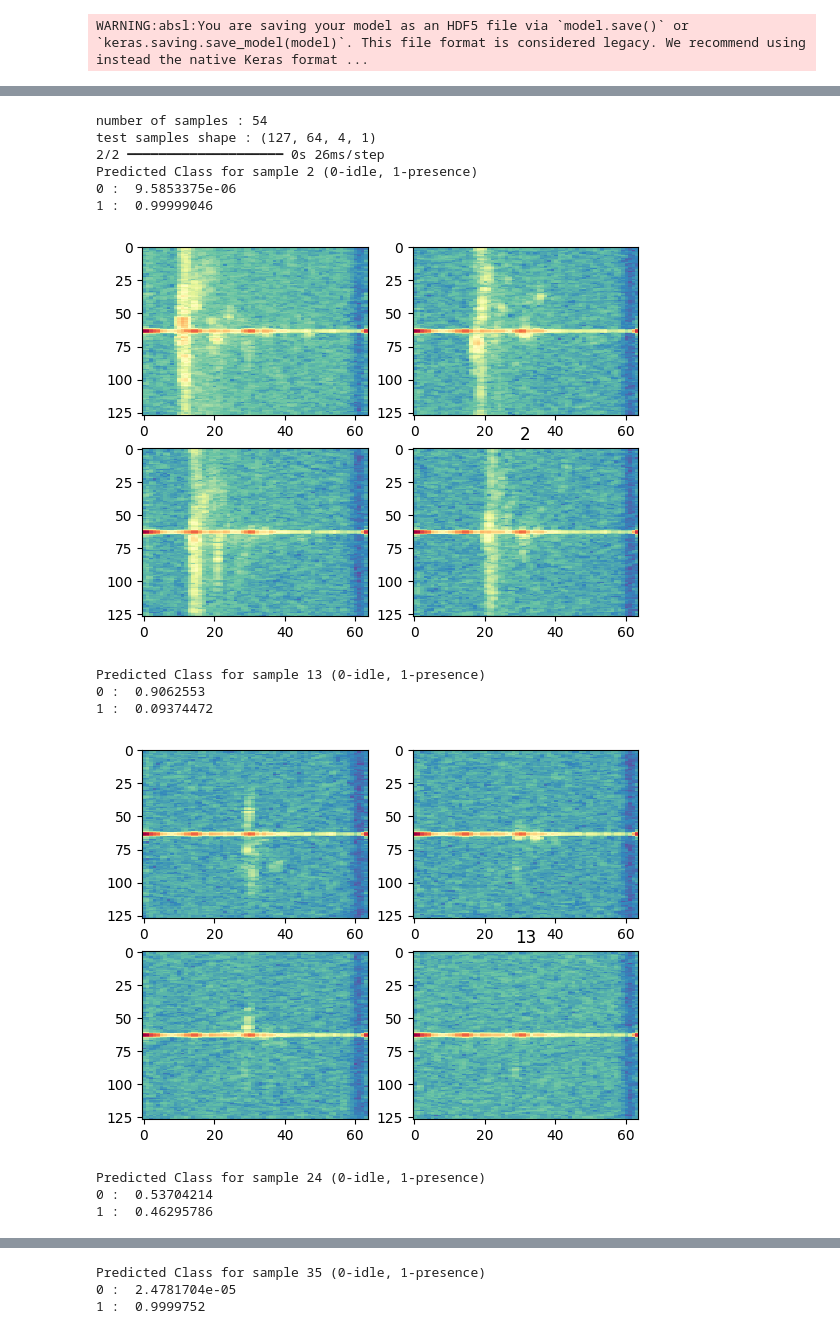
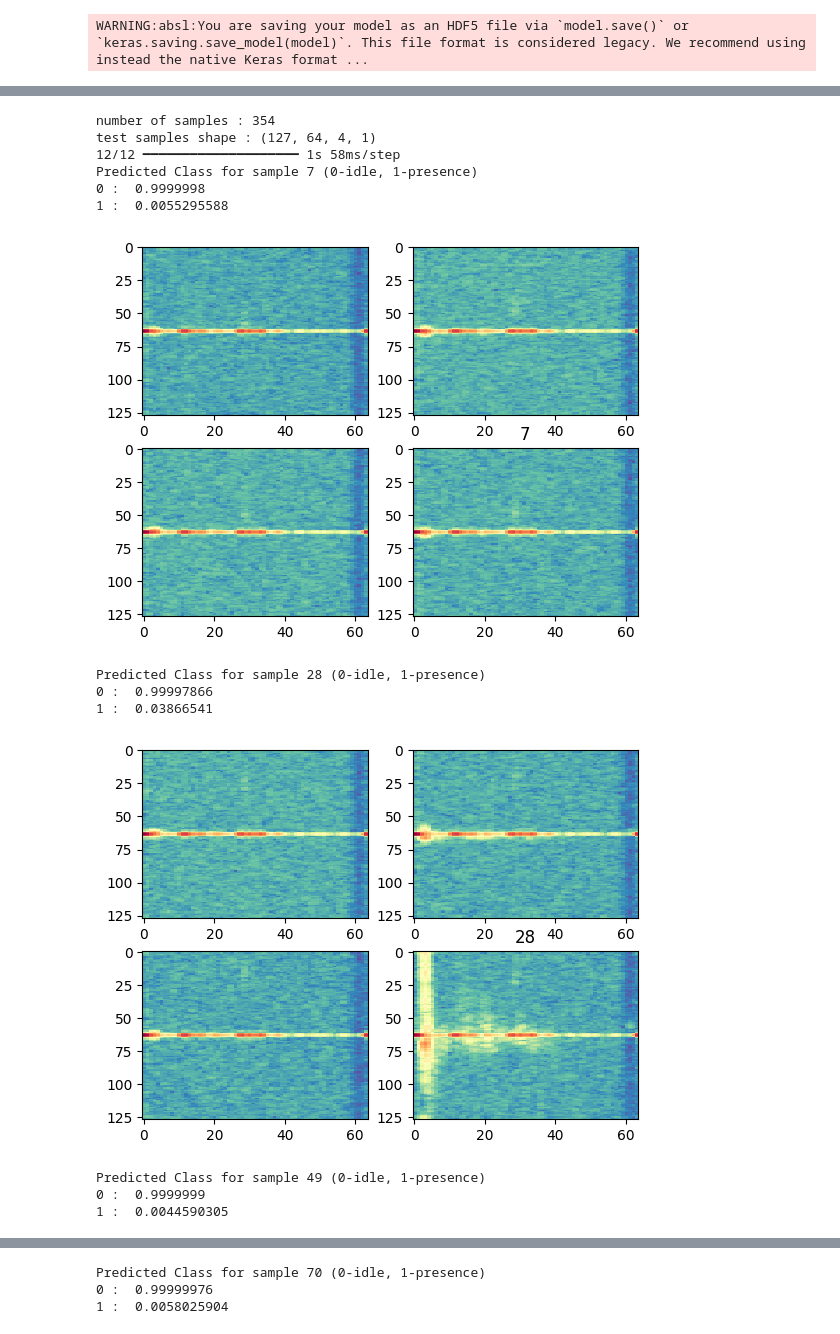
Before and after one commit to iman-clin/IWR6843AOP_EVM, a Jupyter notebook: Jupyter/Doppler_heatmap_multiclass_training_local.ipynb, the cells around one changed output, grey strips where cells are left out. Drawn from its saved outputs; the diff is of its cells as text; code cells hidden in the pictures.

```diff
--- a/Jupyter/Doppler_heatmap_multiclass_training_local.ipynb
+++ b/Jupyter/Doppler_heatmap_multiclass_training_local.ipynb
@@ -91,23 +91,26 @@ model = models.Sequential()
 # Convolution filters
 model.add(layers.Conv3D(filters=8, kernel_size=(3,3,3), kernel_initializer='random_normal', activation='relu', padding = 'same', input_shape=sample_shape, name = 'Conv3D_layer1'))
 model.add(layers.MaxPooling3D(pool_size=(2,2,1), name = 'Pooling_layer1'))
+model.add(Dropout(0.5))
 
 model.add(Conv3D(filters=8, kernel_size=(3,3,3), kernel_initializer='random_normal', activation='relu', padding = 'same', name = 'Conv3D_layer2'))
 model.add(MaxPooling3D(pool_size=(2,2,1), name = 'Pooling_layer2'))
+model.add(Dropout(0.5))
 
 model.add(Conv3D(filters=8, kernel_size=(3,3,3), kernel_initializer='random_normal', activation='relu', padding = 'same', name = 'Conv3D_layer3'))
 model.add(MaxPooling3D(pool_size=(2,2,1), name = 'Pooling_layer3'))
+model.add(Dropout(0.5))
 
 # Classifier
 model.add(Flatten())
 model.add(Dense(128, kernel_initializer='random_normal', activation='relu'))
-model.add(Dropout(0.4))
+model.add(Dropout(0.5))
 model.add(Dense(32, kernel_initializer='random_normal', activation='relu'))
-model.add(Dropout(0.6))
+model.add(Dropout(0.5))
 
 
 # Check Number of Classes Before Training
-model.add(Dense(2, activation='softmax'))
+model.add(Dense(2, activation='sigmoid'))
 
 # Display model
 model.layers
@@ -136,20 +139,20 @@ Model: "sequential"
  Non-trainable params: 0 (0.00 B)
 # %%
 # PatientEearly Stopping
-es = EarlyStopping(monitor='val_loss', mode='min', verbose=1, patience=10, restore_best_weights=True)
+es = EarlyStopping(monitor='val_loss', mode='min', verbose=1, patience=20, restore_best_weights=True)
 #mc = ModelCheckpoint('best_model.h5', monitor='val_accuracy', mode='max', verbose=1, save_best_only=True)
 # %%
 # Add training parameters to model
 model.compile(loss='sparse_categorical_crossentropy',
-             optimizer='Adam', #SGD, RMSProp, Adam, nadam
+             optimizer=keras.optimizers.Adam(learning_rate=0.001), #SGD, RMSProp, Adam, nadam
              loss_weights=0.1,
              metrics=['accuracy'])
 # %%
 # Train
 history = model.fit(x_train,
                    y_train,
-                   epochs=500,
-                   batch_size=256,
+                   epochs=250,
+                   batch_size=8,
                    validation_data=(x_val,y_val),
-                    callbacks = [es])
+                   callbacks = [es])
 # %% [output]
@@ -262,52 +275,54 @@ plt.show()
 # Prediction test with unclassified parameters
 
 # Load archive with the data to be predicted .npz
-test_npz = np.load(os.getcwd()+'\\all_targets_1613_5350_test_classes_60.npz')
+test_npz = np.load(os.getcwd()+'\\all_targets_1613_5351_test_classes_360.npz')
 test_in = test_npz['x_test']
 
 test_in_reshape = test_in.reshape(int(test_in.shape[0]/(NUMBER_ROWS)),                  # Resize with sample shape
                           NUMBER_ROWS,
                           NUMBER_COlUMNS,
                           DEPTH,
                           1)
 
 print('number of samples :',test_in_reshape.shape[0])
 print('test samples shape :',test_in_reshape.shape[1:])
 
-# Prediction on sample pack
+# Prediction on test sample pack
 label = model.predict(test_in_reshape)
 
+# Expected predictions on test 60 sample pack
+#expected = [1,1,1,1,1,1,1,1,1,1,1,1,1,1,0,0,0,0,0,0,1,1,1,1,1,1,1,1,1,1,1,1,1,1,1,1,1,0,0,0,0,0,0,0,0,0,0,0,0,0,0,0,0,0]
+
 # Loop throught the sample pack to display some of the predictions
-for i in range (2,test_in_reshape.shape[0],11):
+for i in range (7,test_in_reshape.shape[0],21):
     print("Predicted Class for sample",i,"(0-idle, 1-presence) \n0 : ",label[i][0],"\n1 : ",label[i][1])    # Print predicted class
     sample = test_in[127*i:127*(i+1),:,:].reshape(
                           NUMBER_ROWS,
                           NUMBER_COlUMNS,
                           DEPTH)
     fig, subs = plt.subplots(2,2)
     for x in range(0,4,1):
         f = sample[:,:,x]
         # read the csv file
         if (x < 2):
             subs[x][0].imshow(f, cmap='Spectral_r', interpolation='nearest', aspect='auto')
         else:
             subs[x-2][1].imshow(f, cmap='Spectral_r', interpolation='nearest', aspect='auto')
     plt.title(i)
     plt.show()
-
-# for testing batch, should be : [1,1,1,1,1,1,1,1,1,1,1,1,1,1,0,0,0,0,0,0,1,1,1,1,1,1,1,1,1,1,1,1,1,1,1,1,1,0,0,0,0,0,0,0,0,0,0,0,0,0,0,0,0,0]
+    #print("Expected prediction : ",expected[i],"\n")
 # %% [output]
-number of samples : 54
+number of samples : 354
 test samples shape : (127, 64, 4, 1)
-2/2 ━━━━━━━━━━━━━━━━━━━━ 0s 26ms/step
-Predicted Class for sample 2 (0-idle, 1-presence)
-0 :  9.5853375e-06
-1 :  0.99999046
+12/12 ━━━━━━━━━━━━━━━━━━━━ 1s 58ms/step
+Predicted Class for sample 7 (0-idle, 1-presence)
+0 :  0.9999998
+1 :  0.0055295588
-[figure, old version]
+[figure, new version]
-Predicted Class for sample 13 (0-idle, 1-presence)
-0 :  0.9062553
-1 :  0.09374472
+Predicted Class for sample 28 (0-idle, 1-presence)
+0 :  0.99997866
+1 :  0.03866541
-[figure, old version]
+[figure, new version]
-Predicted Class for sample 24 (0-idle, 1-presence)
-0 :  0.53704214
-1 :  0.46295786
+Predicted Class for sample 49 (0-idle, 1-presence)
+0 :  0.9999999
+1 :  0.0044590305
@@ -315,3 +330,3 @@ Predicted Class for sample 24 (0-idle, 1-presence)
-Predicted Class for sample 35 (0-idle, 1-presence)
-0 :  2.4781704e-05
-1 :  0.9999752
+Predicted Class for sample 70 (0-idle, 1-presence)
+0 :  0.99999976
+1 :  0.0058025904
```
Also changed, not shown: parts of 12 cells of this notebook, 4 other files.
